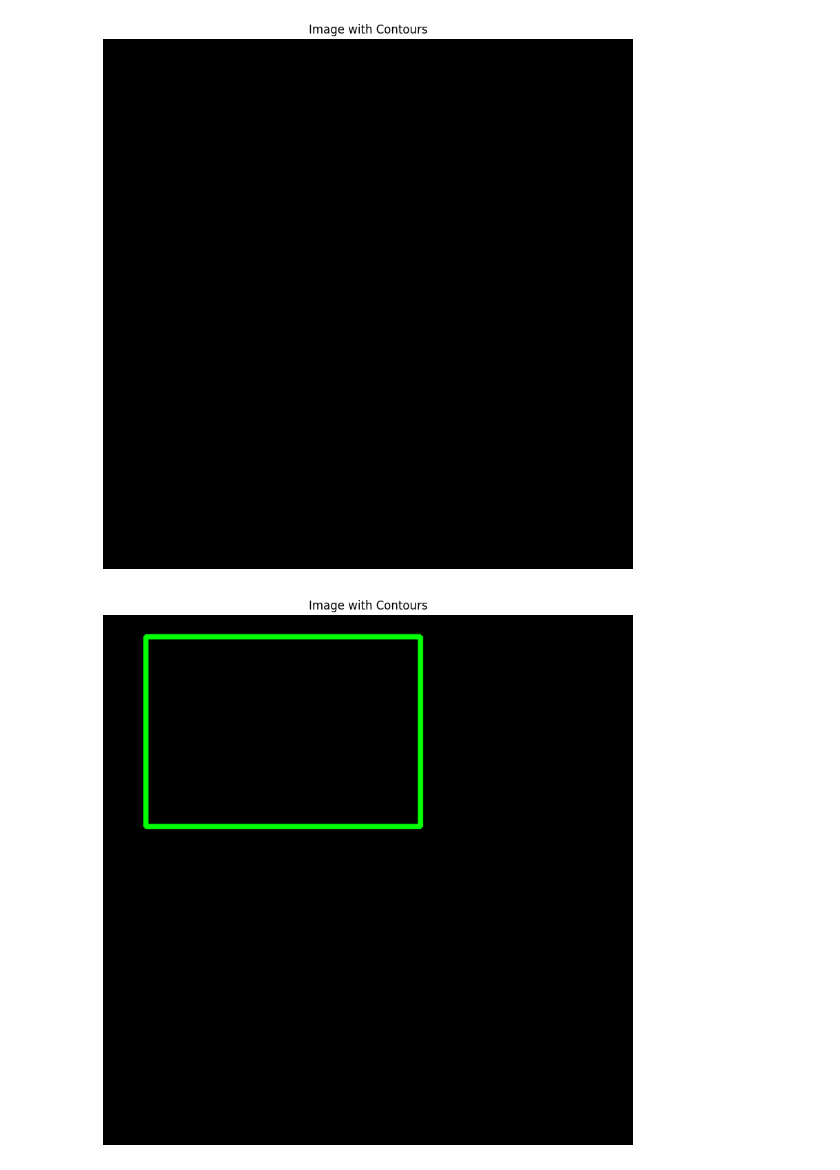
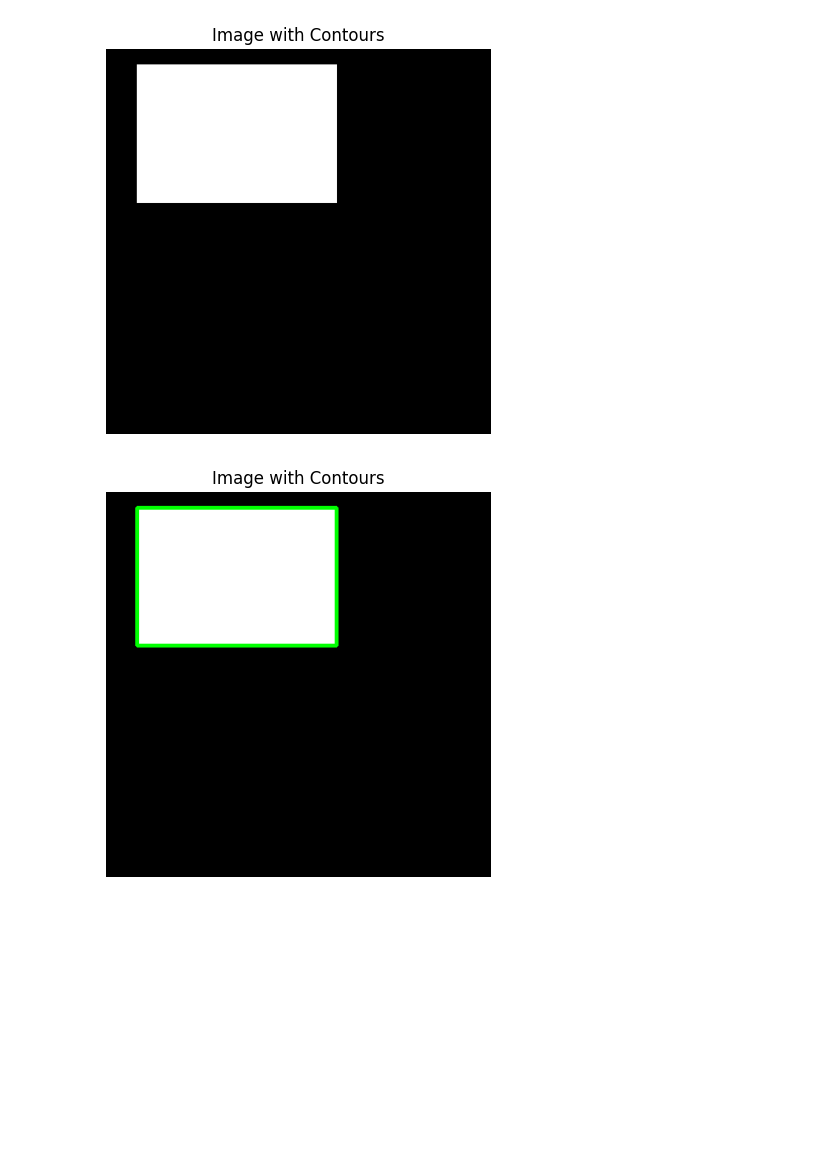
Before and after one commit to VitekKvitek/widgets-CVUT, a Jupyter notebook: contoures.ipynb, the cells around one changed output. Cells and saved outputs as stored; diff of their text form; code cells hidden in the pictures; blank space fills up the shorter version.

```diff
--- a/contoures.ipynb
+++ b/contoures.ipynb
@@ -6,49 +6,47 @@ import ipywidgets as widgets
 from IPython.display import display
 from IPython.display import FileLink
 
-path = 'imageSource/white.jpg'
+#path = 'imageSource/white.jpg'
+
+
+
 
 image = np.zeros([500, 500, 3], dtype = np.uint8)
-image[20:200, 40:300] = 1
-plt.figure(figsize=(10, 10))
+image[20:200, 40:300] = 255
+plt.figure(figsize=(5, 5))
 plt.imshow(image)
 plt.title('Image with Contours')
 plt.axis('off')  # Hide axes
 plt.show()
 #image = cv.imread(path)
 
 assert image is not None, "file could not be read, check with os.path.exists()"
 
 # Convert image to grayscale
 imgray = cv.cvtColor(image, cv.COLOR_BGR2GRAY)
 
 # Apply thresholding
 ret, thresh = cv.threshold(imgray, 127, 255, 0)
+#thresh = ( imgray > 0).astype(np.uint8)
 
-thresh = ( imgray > 0).astype(np.uint8)
-#thresh = np.zeros_like(thresh)
-#thresh[3:100, 4:80] = 1
 
 
 # Check OpenCV version and handle findContours output accordingly
-try:
-    contours, hierarchy = cv.findContours(thresh, cv.RETR_TREE, cv.CHAIN_APPROX_SIMPLE)
-except ValueError:
-    im2, contours, hierarchy = cv.findContours(thresh, cv.RETR_TREE, cv.CHAIN_APPROX_SIMPLE)
+contours, hierarchy = cv.findContours(thresh, cv.RETR_TREE, cv.CHAIN_APPROX_SIMPLE)
 
 # Draw the contours on the original image (or a copy of it)
 image_with_contours = image.copy()
 cv.drawContours(image_with_contours, contours, -1, (0, 255, 0), 3)
 
 # Convert BGR image to RGB for displaying with matplotlib
 image_with_contours_rgb = cv.cvtColor(image_with_contours, cv.COLOR_BGR2RGB)
 
 # Display the image with contours using matplotlib
-plt.figure(figsize=(10, 10))
+plt.figure(figsize=(5, 5))
 plt.imshow(image_with_contours_rgb)
 plt.title('Image with Contours')
 plt.axis('off')  # Hide axes
 plt.show()
 # %% [output]
-[figure, old version]
+[figure, new version]
-[figure, old version]
+[figure, new version]
```
Also changed, not shown: parts of 1 cell of this notebook, 1 other file.
